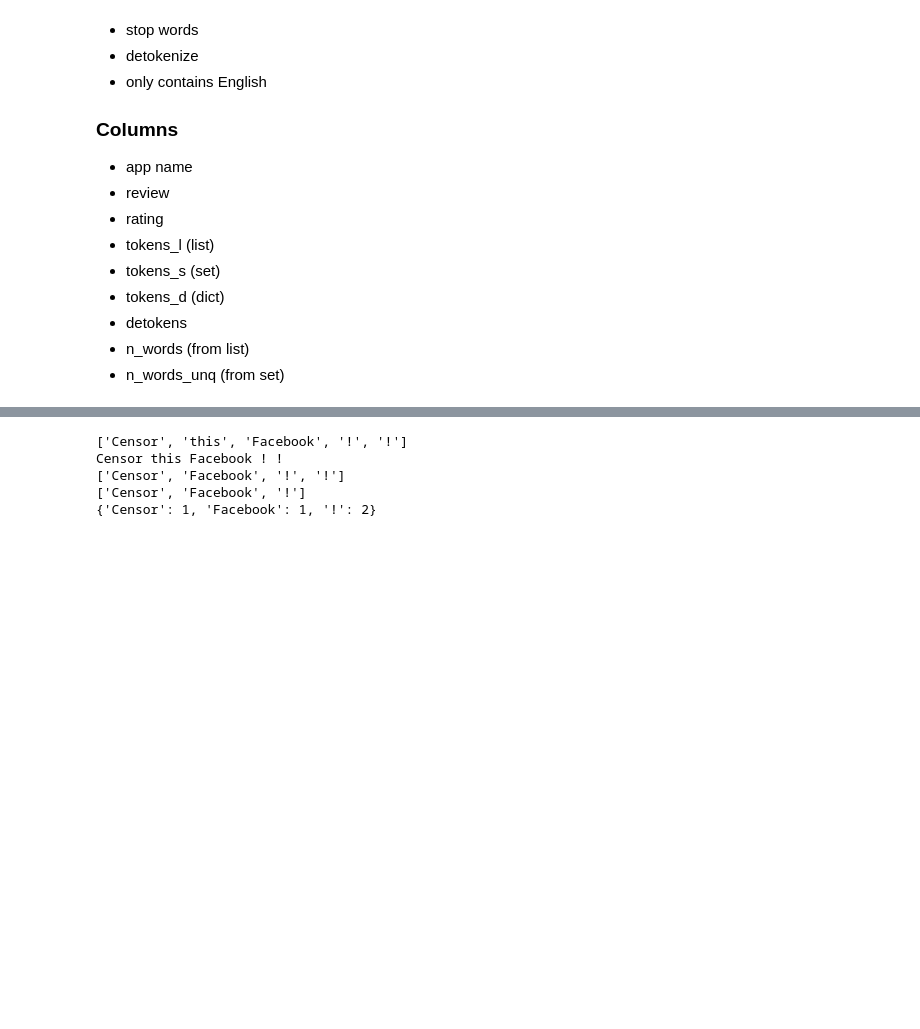
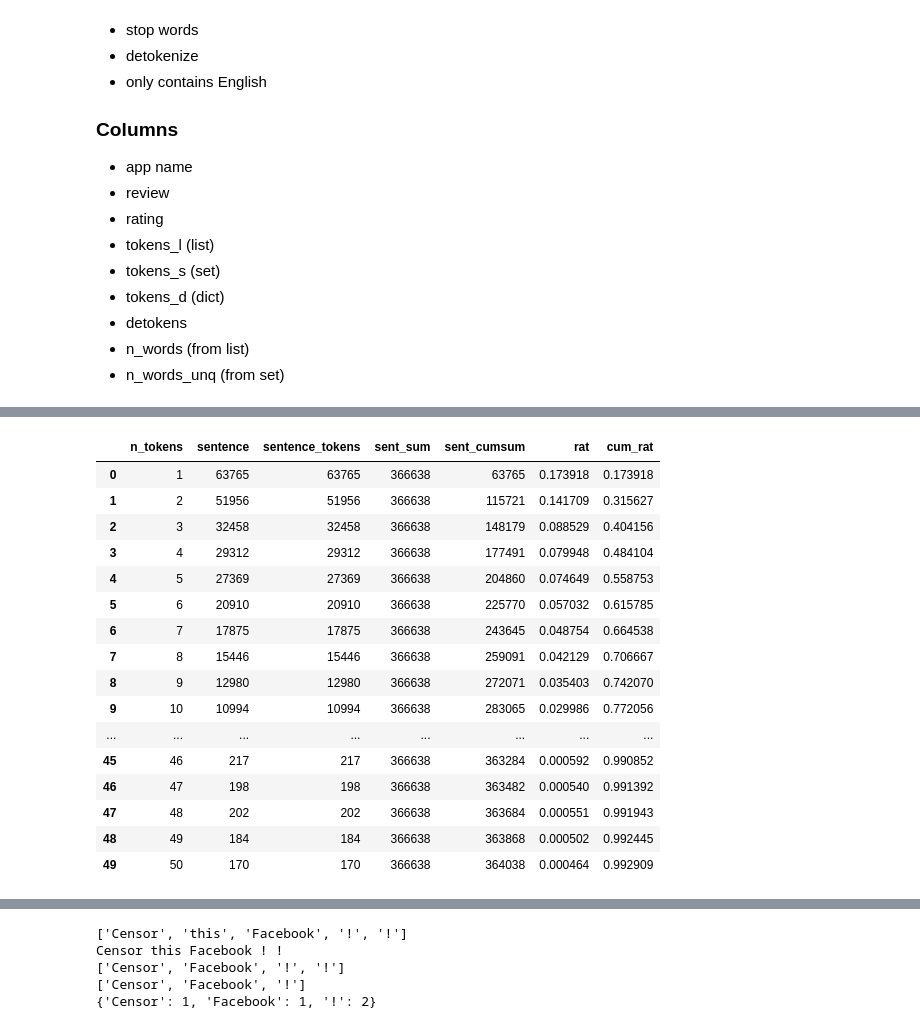
Before and after one commit to mapmatters/review_insight, a Jupyter notebook: Data_prepare.ipynb, the cells around one changed output, grey strips where cells are left out. Cells and saved outputs as stored; diff of their text form; code cells hidden in the pictures; blank space fills up the shorter version.

```diff
--- a/Data_prepare.ipynb
+++ b/Data_prepare.ipynb
@@ -229,0 +304,25 @@ def meaningful_sentences(review_list, n_words):
+# %%
+df_sum = df_rv.groupby(['n_tokens']).count().reset_index()
+df_sum['sent_sum'] = df_sum.sentence.sum()
+df_sum['sent_cumsum'] = df_sum.sentence.cumsum()
+df_sum['rat'] = df_sum['sentence']/(df_sum.sentence.sum())
+df_sum['cum_rat'] = df_sum['sent_cumsum']/(df_sum.sentence.sum())
+df_sum.head(50)
+# %% [output]
+|  | n_tokens | sentence | sentence_tokens | sent_sum | sent_cumsum | rat | cum_rat |
+| 0 | 1 | 63765 | 63765 | 366638 | 63765 | 0.173918 | 0.173918 |
+| 1 | 2 | 51956 | 51956 | 366638 | 115721 | 0.141709 | 0.315627 |
+| 2 | 3 | 32458 | 32458 | 366638 | 148179 | 0.088529 | 0.404156 |
+| 3 | 4 | 29312 | 29312 | 366638 | 177491 | 0.079948 | 0.484104 |
+| 4 | 5 | 27369 | 27369 | 366638 | 204860 | 0.074649 | 0.558753 |
+| 5 | 6 | 20910 | 20910 | 366638 | 225770 | 0.057032 | 0.615785 |
+| 6 | 7 | 17875 | 17875 | 366638 | 243645 | 0.048754 | 0.664538 |
+| 7 | 8 | 15446 | 15446 | 366638 | 259091 | 0.042129 | 0.706667 |
+| 8 | 9 | 12980 | 12980 | 366638 | 272071 | 0.035403 | 0.742070 |
+| 9 | 10 | 10994 | 10994 | 366638 | 283065 | 0.029986 | 0.772056 |
+| ... | ... | ... | ... | ... | ... | ... | ... |
+| 45 | 46 | 217 | 217 | 366638 | 363284 | 0.000592 | 0.990852 |
+| 46 | 47 | 198 | 198 | 366638 | 363482 | 0.000540 | 0.991392 |
+| 47 | 48 | 202 | 202 | 366638 | 363684 | 0.000551 | 0.991943 |
+| 48 | 49 | 184 | 184 | 366638 | 363868 | 0.000502 | 0.992445 |
+| 49 | 50 | 170 | 170 | 366638 | 364038 | 0.000464 | 0.992909 |
```
Also changed, not shown: parts of 11 cells of this notebook.
